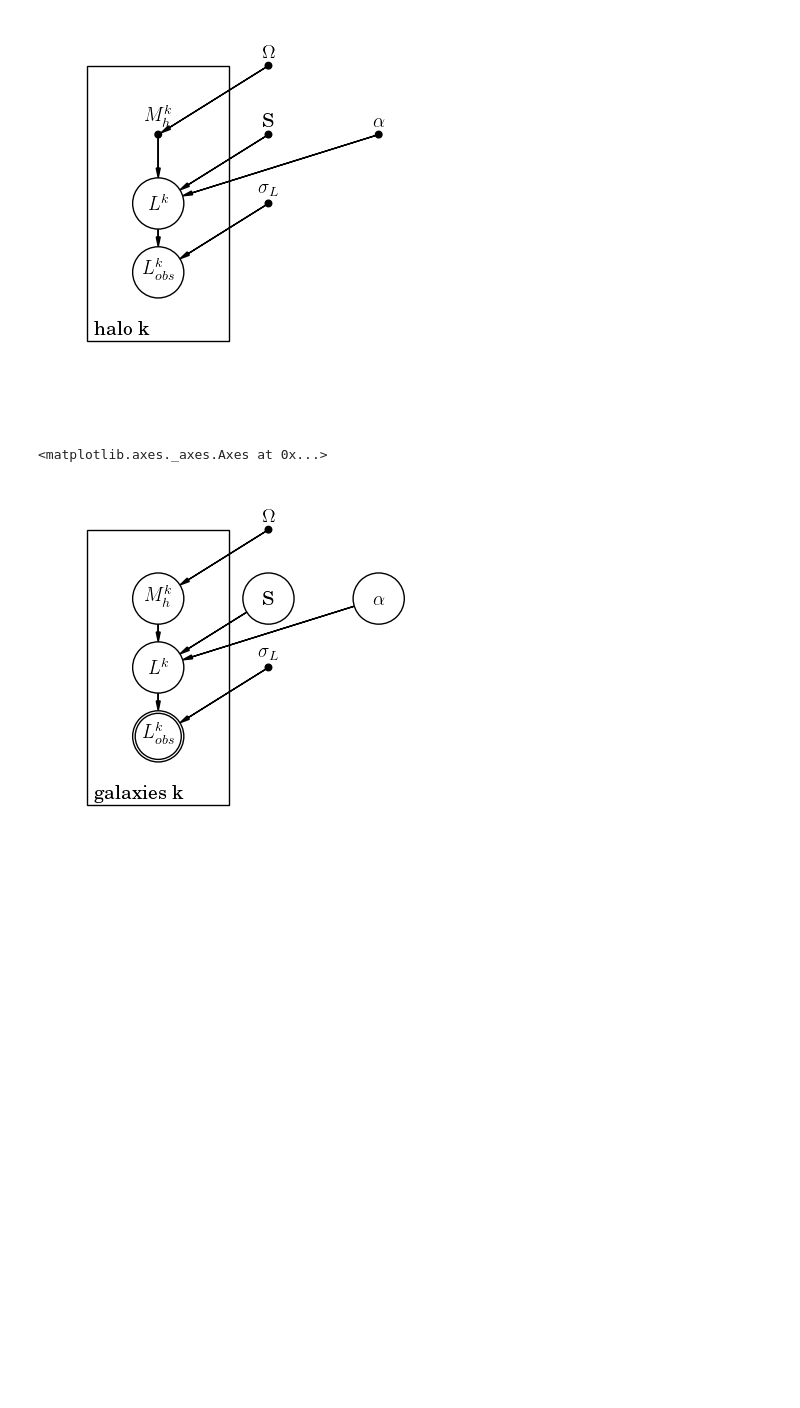
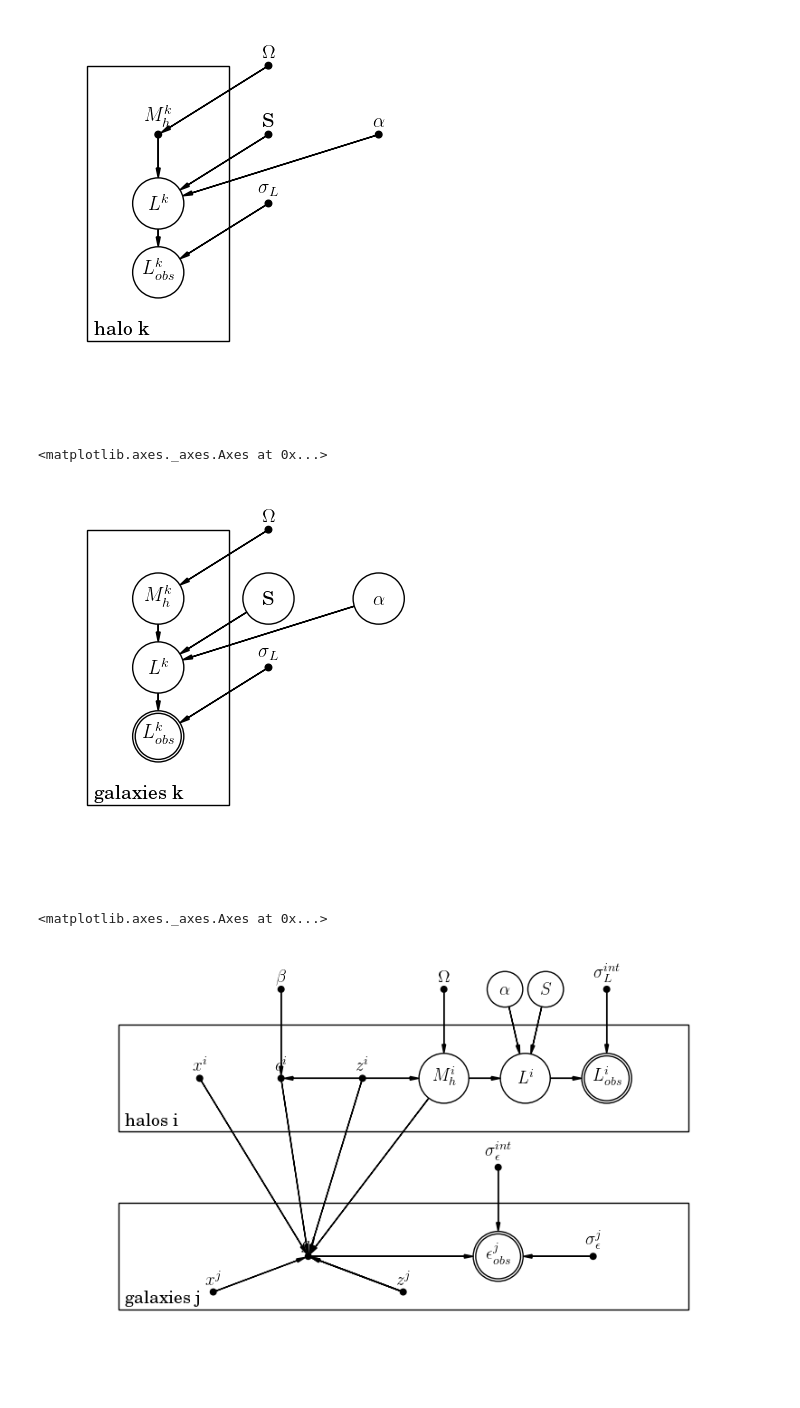
Before and after one commit to davidthomas5412/PanglossNotebooks, a Jupyter notebook: Daft_Luminosity_2017_01_13.ipynb, the cells around one changed output. Drawn from its saved outputs; the diff is of its cells as text; code cells hidden in the pictures; blank space fills up the shorter version.

```diff
--- a/Daft_Luminosity_2017_01_13.ipynb
+++ b/Daft_Luminosity_2017_01_13.ipynb
@@ -80,3 +80,80 @@ pgm.render()
 # %% [output]
 <matplotlib.axes._axes.Axes at 0x...>
 [figure]
+# %%
+from daft import PGM, Plate, Node
+
+#dimensions
+pgm_height = 6.
+pgm_width = 10.
+border = 1.0
+scale = 1.4
+smallscale=1.0
+plate_width = pgm_width - 2. * border
+plate_height = (pgm_height - 3. * border) / 2.
+plate_1_x = border
+plate_1_y = border
+plate_2_x = border
+plate_2_y = plate_height + 2. * border
+plate_1_mid = plate_height / 2. + plate_1_y
+plate_2_mid = plate_height / 2. + plate_2_y
+seventh = plate_width / 7.
+sixth = plate_width / 6.
+
+pgm = PGM([pgm_width, pgm_height], origin=[0, 0], observed_style="inner")
+
+#plate
+pgm.add_plate(Plate([plate_1_x, plate_1_y, plate_width, plate_height], label="galaxies j"))
+pgm.add_plate(Plate([plate_2_x, plate_2_y, plate_width, plate_height], label="halos i"))
+
+
+#nodes
+pgm.add_node(Node('x_j', '$x^j$', plate_1_x + sixth, plate_1_mid-border/2., fixed=True))
+pgm.add_node(Node('g_j', '$g^j$', plate_1_x + 2. * sixth, plate_1_mid, fixed=True))
+pgm.add_node(Node('z_j', '$z^j$', plate_1_x + 3. * sixth, plate_1_mid-border/2., fixed=True))
+pgm.add_node(Node('e_obs_j', '$\epsilon_{obs}^j$', plate_1_x + 4. * sixth, plate_1_mid, scale=scale, observed=True))
+pgm.add_node(Node('e_sig_obs_j', r'$\sigma_{\epsilon}^j$', plate_1_x + 5. * sixth, plate_1_mid, fixed=True))
+
+pgm.add_node(Node('x_i', '$x^i$', plate_2_x + seventh, plate_2_mid, fixed=True))
+pgm.add_node(Node('c_i', '$c^i$', plate_2_x + 2. * seventh, plate_2_mid, fixed=True))
+pgm.add_node(Node('z_i', '$z^i$', plate_2_x + 3. * seventh, plate_2_mid, fixed=True))
+pgm.add_node(Node('M_h_i', '$M_h^i$', plate_2_x + 4. * seventh, plate_2_mid, scale=scale))
+pgm.add_node(Node('L_i', '$L^i$', plate_2_x + 5. * seventh, plate_2_mid, scale=scale))
+pgm.add_node(Node('L_obs_i', '$L_{obs}^i$', plate_2_x + 6. * seventh, plate_2_mid, scale=scale, observed=True))
+
+pgm.add_node(Node('e_sig_int', '$\sigma_{\epsilon}^{int}$', plate_1_x + 4. * sixth, pgm_height / 2., fixed=True))
+
+pgm.add_node(Node('beta', r'$\beta$', plate_2_x + 2. * seventh, pgm_height - (border/2.), fixed=True))
+pgm.add_node(Node('omega', r'$\Omega$', plate_2_x + 4. * seventh, pgm_height - (border/2.), fixed=True))
+pgm.add_node(Node('alpha', r'$\alpha$', plate_2_x + 5. * seventh - (seventh/4.), pgm_height - (border/2.), scale=smallscale))
+pgm.add_node(Node('s', r'$S$', plate_2_x + 5. * seventh + (seventh/4.), pgm_height - (border/2.), scale=smallscale))
+pgm.add_node(Node('L_sig_int', r'$\sigma_{L}^{int}$', plate_2_x + 6. * seventh, pgm_height - (border/2.), fixed=True))
+
+# #edges
+pgm.add_edge('beta', 'c_i')
+pgm.add_edge('omega', 'M_h_i')
+pgm.add_edge('M_h_i', 'L_i')
+pgm.add_edge('L_i', 'L_obs_i')
+pgm.add_edge('alpha', 'L_i')
+pgm.add_edge('s', 'L_i')
+pgm.add_edge('L_sig_int', 'L_obs_i')
+pgm.add_edge('z_i', 'c_i')
+pgm.add_edge('z_i', 'M_h_i')
+
+pgm.add_edge('x_i', 'g_j')
+pgm.add_edge('z_i', 'g_j')
+pgm.add_edge('c_i', 'g_j')
+pgm.add_edge('M_h_i', 'g_j')
+
+pgm.add_edge('x_j', 'g_j')
+pgm.add_edge('z_j', 'g_j')
+pgm.add_edge('z_j', 'g_j')
+pgm.add_edge('z_j', 'g_j')
+pgm.add_edge('g_j', 'e_obs_j')
+pgm.add_edge('e_sig_int', 'e_obs_j')
+pgm.add_edge('e_sig_obs_j', 'e_obs_j')
+
+pgm.render()
+# %% [output]
+<matplotlib.axes._axes.Axes at 0x...>
+[figure, added]
```
Also changed, not shown: 1 other file.
